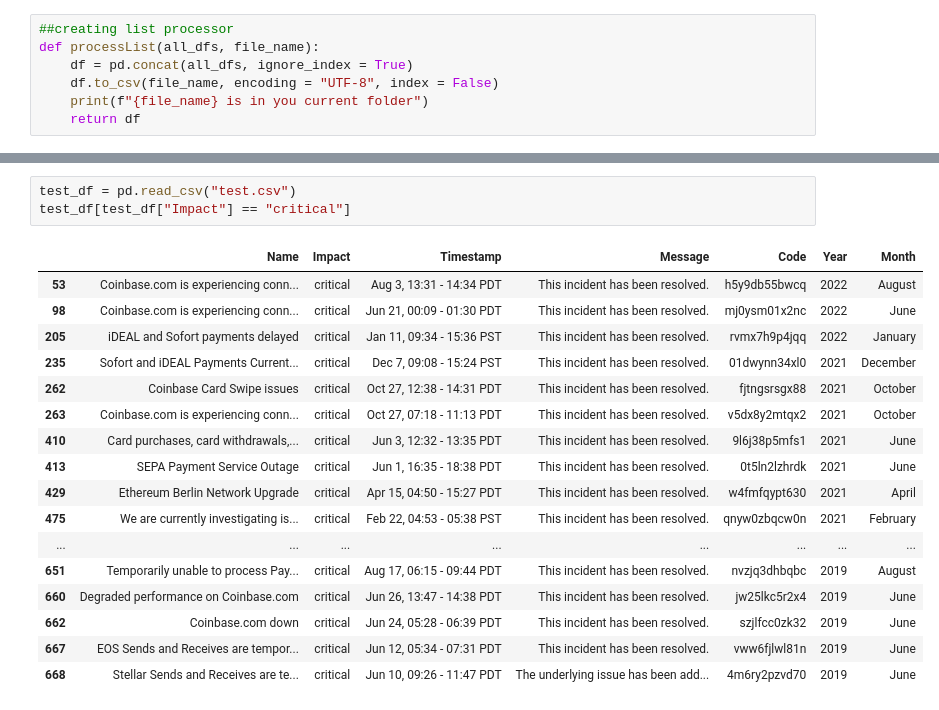
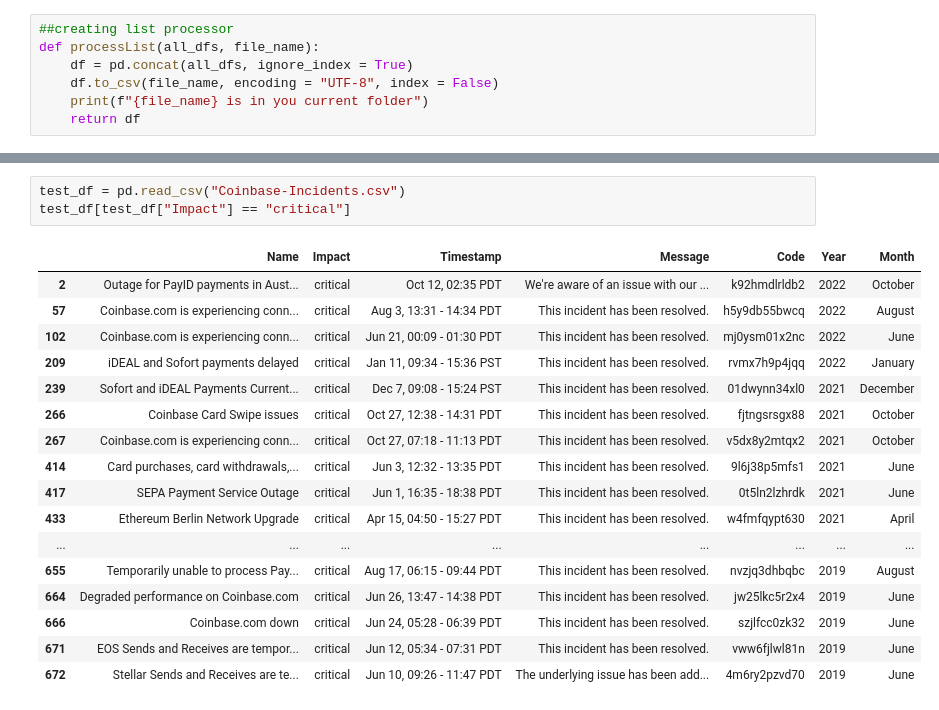
Before and after one commit to andrebeganski/Coinbase-Status-Scrape, a Jupyter notebook: Beganski - Coinbase Status Page Webscrape.ipynb, the cells around one changed output, grey strips where cells are left out. Cells and saved outputs as stored; diff of their text form.

```diff
--- a/Beganski - Coinbase Status Page Webscrape.ipynb
+++ b/Beganski - Coinbase Status Page Webscrape.ipynb
@@ -391,24 +397,24 @@ all done!
 # %%
-test_df = pd.read_csv("test.csv")
+test_df = pd.read_csv("Coinbase-Incidents.csv")
 test_df[test_df["Impact"] == "critical"]
 # %% [output]
 |  | Name | Impact | Timestamp | Message | Code | Year | Month |
-| 53 | Coinbase.com is experiencing conn... | critical | Aug 3, 13:31 - 14:34 PDT | This incident has been resolved. | h5y9db55bwcq | 2022 | August |
-| 98 | Coinbase.com is experiencing conn... | critical | Jun 21, 00:09 - 01:30 PDT | This incident has been resolved. | mj0ysm01x2nc | 2022 | June |
-| 205 | iDEAL and Sofort payments delayed | critical | Jan 11, 09:34 - 15:36 PST | This incident has been resolved. | rvmx7h9p4jqq | 2022 | January |
-| 235 | Sofort and iDEAL Payments Current... | critical | Dec 7, 09:08 - 15:24 PST | This incident has been resolved. | 01dwynn34xl0 | 2021 | December |
-| 262 | Coinbase Card Swipe issues | critical | Oct 27, 12:38 - 14:31 PDT | This incident has been resolved. | fjtngsrsgx88 | 2021 | October |
-| 263 | Coinbase.com is experiencing conn... | critical | Oct 27, 07:18 - 11:13 PDT | This incident has been resolved. | v5dx8y2mtqx2 | 2021 | October |
-| 410 | Card purchases, card withdrawals,... | critical | Jun 3, 12:32 - 13:35 PDT | This incident has been resolved. | 9l6j38p5mfs1 | 2021 | June |
-| 413 | SEPA Payment Service Outage | critical | Jun 1, 16:35 - 18:38 PDT | This incident has been resolved. | 0t5ln2lzhrdk | 2021 | June |
-| 429 | Ethereum Berlin Network Upgrade | critical | Apr 15, 04:50 - 15:27 PDT | This incident has been resolved. | w4fmfqypt630 | 2021 | April |
-| 475 | We are currently investigating is... | critical | Feb 22, 04:53 - 05:38 PST | This incident has been resolved. | qnyw0zbqcw0n | 2021 | February |
+| 2 | Outage for PayID payments in Aust... | critical | Oct 12, 02:35 PDT | We're aware of an issue with our ... | k92hmdlrldb2 | 2022 | October |
+| 57 | Coinbase.com is experiencing conn... | critical | Aug 3, 13:31 - 14:34 PDT | This incident has been resolved. | h5y9db55bwcq | 2022 | August |
+| 102 | Coinbase.com is experiencing conn... | critical | Jun 21, 00:09 - 01:30 PDT | This incident has been resolved. | mj0ysm01x2nc | 2022 | June |
+| 209 | iDEAL and Sofort payments delayed | critical | Jan 11, 09:34 - 15:36 PST | This incident has been resolved. | rvmx7h9p4jqq | 2022 | January |
+| 239 | Sofort and iDEAL Payments Current... | critical | Dec 7, 09:08 - 15:24 PST | This incident has been resolved. | 01dwynn34xl0 | 2021 | December |
+| 266 | Coinbase Card Swipe issues | critical | Oct 27, 12:38 - 14:31 PDT | This incident has been resolved. | fjtngsrsgx88 | 2021 | October |
+| 267 | Coinbase.com is experiencing conn... | critical | Oct 27, 07:18 - 11:13 PDT | This incident has been resolved. | v5dx8y2mtqx2 | 2021 | October |
+| 414 | Card purchases, card withdrawals,... | critical | Jun 3, 12:32 - 13:35 PDT | This incident has been resolved. | 9l6j38p5mfs1 | 2021 | June |
+| 417 | SEPA Payment Service Outage | critical | Jun 1, 16:35 - 18:38 PDT | This incident has been resolved. | 0t5ln2lzhrdk | 2021 | June |
+| 433 | Ethereum Berlin Network Upgrade | critical | Apr 15, 04:50 - 15:27 PDT | This incident has been resolved. | w4fmfqypt630 | 2021 | April |
 | ... | ... | ... | ... | ... | ... | ... | ... |
-| 651 | Temporarily unable to process Pay... | critical | Aug 17, 06:15 - 09:44 PDT | This incident has been resolved. | nvzjq3dhbqbc | 2019 | August |
-| 660 | Degraded performance on Coinbase.com | critical | Jun 26, 13:47 - 14:38 PDT | This incident has been resolved. | jw25lkc5r2x4 | 2019 | June |
-| 662 | Coinbase.com down | critical | Jun 24, 05:28 - 06:39 PDT | This incident has been resolved. | szjlfcc0zk32 | 2019 | June |
-| 667 | EOS Sends and Receives are tempor... | critical | Jun 12, 05:34 - 07:31 PDT | This incident has been resolved. | vww6fjlwl81n | 2019 | June |
-| 668 | Stellar Sends and Receives are te... | critical | Jun 10, 09:26 - 11:47 PDT | The underlying issue has been add... | 4m6ry2pzvd70 | 2019 | June |
+| 655 | Temporarily unable to process Pay... | critical | Aug 17, 06:15 - 09:44 PDT | This incident has been resolved. | nvzjq3dhbqbc | 2019 | August |
+| 664 | Degraded performance on Coinbase.com | critical | Jun 26, 13:47 - 14:38 PDT | This incident has been resolved. | jw25lkc5r2x4 | 2019 | June |
+| 666 | Coinbase.com down | critical | Jun 24, 05:28 - 06:39 PDT | This incident has been resolved. | szjlfcc0zk32 | 2019 | June |
+| 671 | EOS Sends and Receives are tempor... | critical | Jun 12, 05:34 - 07:31 PDT | This incident has been resolved. | vww6fjlwl81n | 2019 | June |
+| 672 | Stellar Sends and Receives are te... | critical | Jun 10, 09:26 - 11:47 PDT | The underlying issue has been add... | 4m6ry2pzvd70 | 2019 | June |
 # %%
 test_df[test_df["Impact"] == "major"]
 # %% [output]
```
Also changed, not shown: parts of 16 cells of this notebook, 1 other file.
